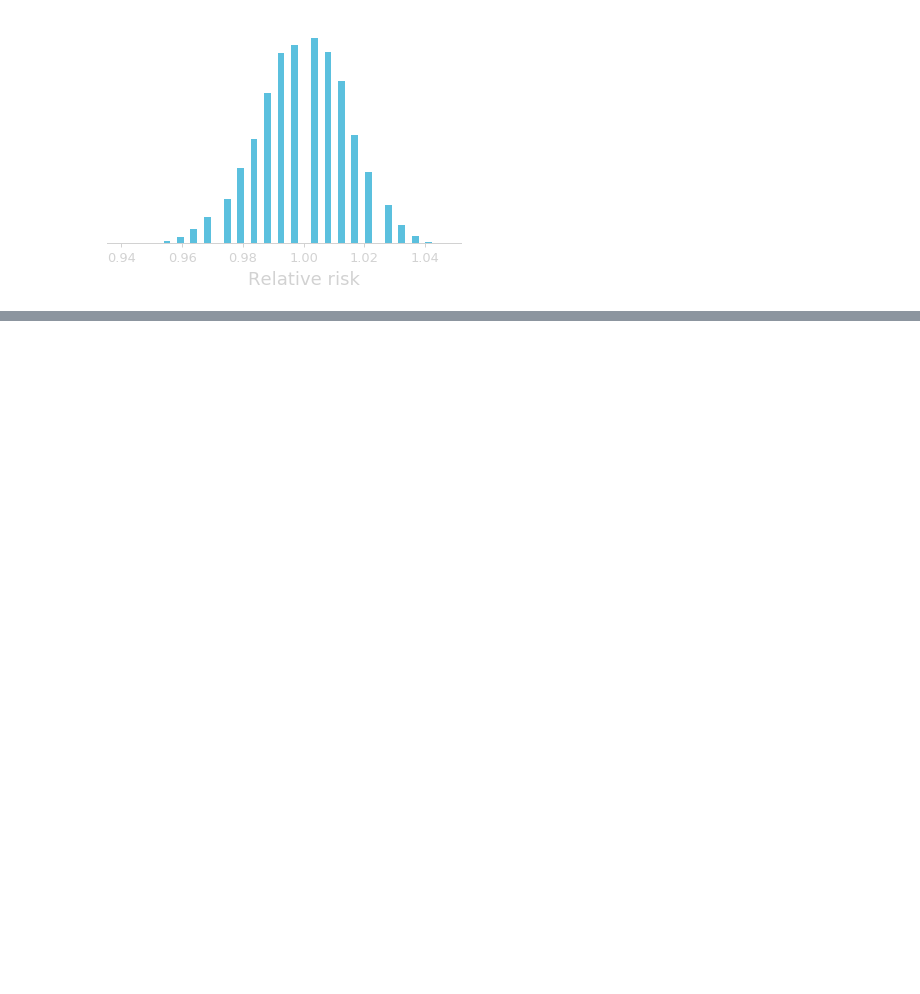
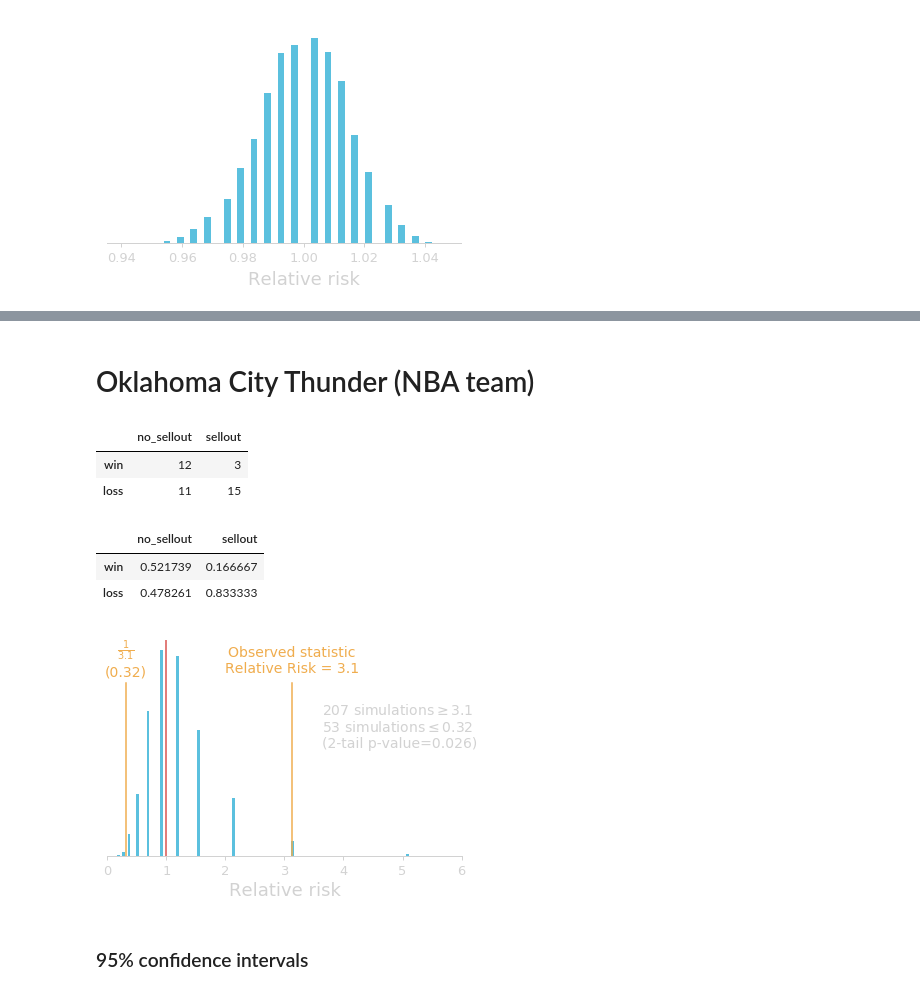
Before and after one commit to gcalmettes/stats13-slides, a Jupyter notebook: notebook-fig/figs-slides-5-comparing-two-proportions.ipynb, the cells around one changed output, grey strips where cells are left out. Saved outputs shown, nothing was run; the diff lists cells and outputs as text; code cells hidden in the pictures; blank space fills up the shorter version.

```diff
--- a/notebook-fig/figs-slides-5-comparing-two-proportions.ipynb
+++ b/notebook-fig/figs-slides-5-comparing-two-proportions.ipynb
@@ -1082,0 +356,75 @@ array([ 1.,  2.,  3.,  4.])
+# %% [markdown]
+# Oklahoma City Thunder (NBA team)
+# %%
+data = pd.DataFrame({"sellout": [3, 15],
+                     "no_sellout": [12, 11]}, index=["win", "loss"])
+data
+# %% [output]
+|  | no_sellout | sellout |
+| win | 12 | 3 |
+| loss | 11 | 15 |
+# %%
+data_r = data/data.sum()
+data_r
+# %% [output]
+|  | no_sellout | sellout |
+| win | 0.521739 | 0.166667 |
+| loss | 0.478261 | 0.833333 |
+# %%
+relativerisk = data_r.no_sellout.win/data_r.sellout.win #3.13 times more likely to win if no sell out
+all_games = np.zeros(data.values.sum())
+all_games[:data.ix["win"].sum()]=1
+
+n_simul = 10000
+res_relativerisk = np.zeros(n_simul) #store the data
+n_sellout = data.sellout.sum() #number of sell out crowd games
+n_no_sellout = data.no_sellout.sum() #number of no sell out crowd games
+
+#each simulation is the shuffling of the full population and the
+#calculation of the relative risk in proportion of no sell out crowd games
+for i in range(n_simul):
+    np.random.shuffle(all_games)
+    sellout = all_games[:n_sellout]
+    no_sellout = all_games[n_sellout:]
+    res_relativerisk[i] = (np.sum(no_sellout)/len(no_sellout))/(np.sum(sellout)/len(sellout))
+# %%
+fig = plt.figure(figsize=(6,4))
+ax1 = fig.add_axes([0.1, 0.15, 0.82, 0.75])
+ax2 = ax1.twinx()
+ax3 = ax1.twinx()
+
+for ax in [ax1]:
+    ax.hist(res_relativerisk[res_relativerisk!=np.inf], bins="auto", color=colors["blue"])
+    for spine in ["bottom"]:
+        ax.spines[spine].set_linewidth(1)
+        ax.spines[spine].set_color(colors["lightgray"])
+    for spine in ["top", "right", "left"]:
+        ax.spines[spine].set_visible(False)
+    ax.set_yticks([])
+    ax.tick_params(axis="both", width=1, size=4, color=colors["lightgray"], labelcolor=colors["lightgray"],
+                   labelsize=13, pad=4)
+    #ax.text(1, -250, 'Relative risk', size=18, color=colors["lightgray"], ha="center")
+    ax.set_xlabel('Relative risk', size=18, color=colors["lightgray"], ha="center")
+    ax.set_ylim(0)
+    ax.set_xlim(0., 6)
+    ax.axvline(1, color=colors["red"], ymax=1)
+
+for ax in [ax2]:
+    ax.axvline(relativerisk, color=colors["orange"], ymax=0.8)
+    ax.text(relativerisk, ax.get_ylim()[1]*0.85, "Observed statistic\nRelative Risk = {:.1f}".format(relativerisk), size=14, color=colors["orange"], ha="center")
+
+for ax in [ax3]:
+    ax.text(relativerisk+0.5, ax.get_ylim()[1]*0.5, "{:.0f} simulations$\geq${:.1f}\n{:.0f} simulations$\leq${:.2f}\n(2-tail p-value={:.3f})".format(np.sum(res_relativerisk>=relativerisk), relativerisk, np.sum(res_relativerisk<=1/relativerisk), 1/relativerisk, (np.sum(res_relativerisk>=relativerisk)+np.sum(res_relativerisk<=1/relativerisk))/10000), size=14, color=colors["lightgray"], ha="left")
+    ax.axvline(1/relativerisk, color=colors["orange"], ymax=0.8)
+    ax.text(1/relativerisk, ax.get_ylim()[1]*0.85, r"$\frac{{1}}{{3.1}}$" "\n({:.2f})".format(1/relativerisk), size=14, color=colors["orange"], ha="center")
+
+
+for ax in [ax2, ax3]:
+    ax.set_ylim(0)
+    ax.axis("off")
+
+plt.savefig("/Users/Gui/Box Sync/_STATS13/_Slides/_stats13-Lectures/assets/img/lec/sell-out-crowd-simulation-pvalue.svg", transparent=True)
+# %% [output]
+[figure, added]
+# %% [markdown]
+### 95% confidence intervals
```
Also changed, not shown: parts of 62 cells of this notebook, 2 other files.
